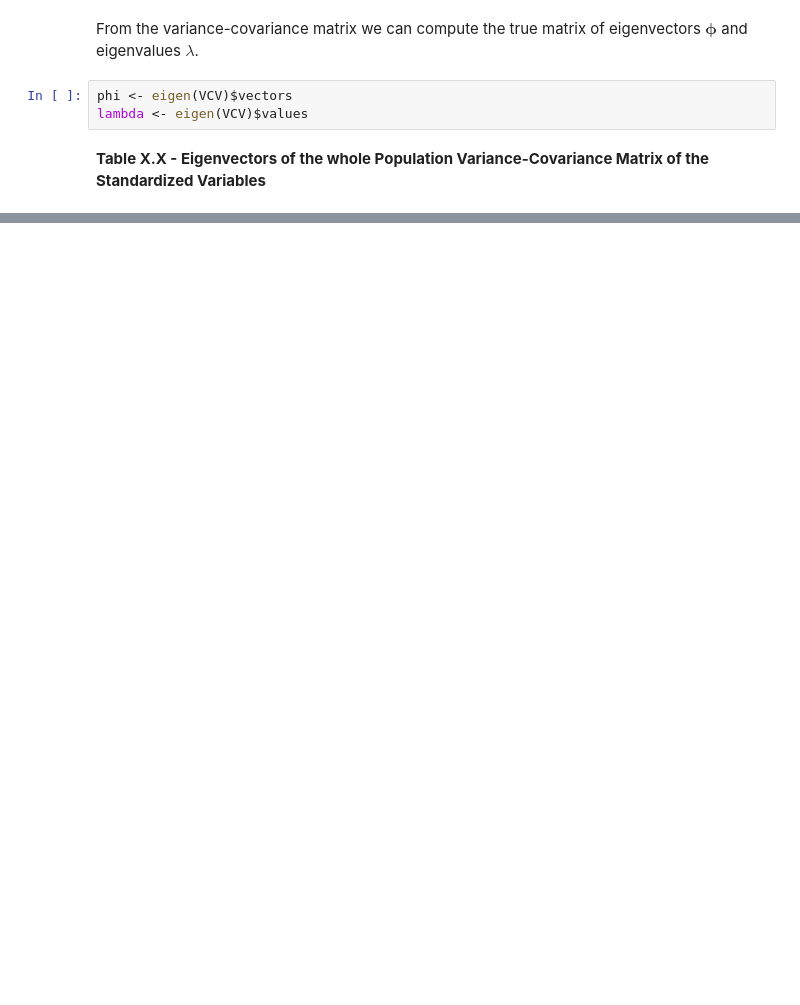
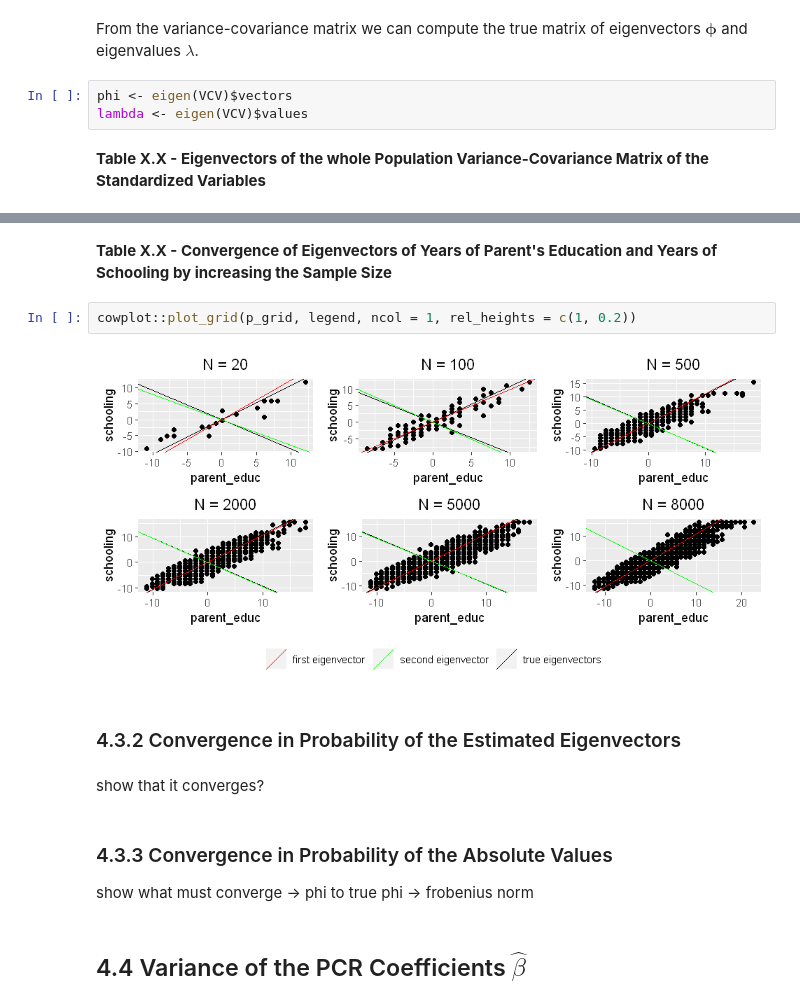
Before and after one commit to manuhuth/PCR-Parameter-Variance-Analysis, a Jupyter notebook: Notebooks/6Simulation.ipynb, the cells around one changed output, grey strips where cells are left out. Drawn from its saved outputs; the diff is of its cells as text; blank space fills up the shorter version.

```diff
--- a/Notebooks/6Simulation.ipynb
+++ b/Notebooks/6Simulation.ipynb
@@ -119,0 +151,16 @@ Since the eigenvectors are 8-Dimensional, they cannot be illustrated in a graph.
+# %% [markdown]
+**Table X.X - Convergence of Eigenvectors of Years of Parent's Education and Years of Schooling by increasing the Sample Size**
+# %%
+cowplot::plot_grid(p_grid, legend, ncol = 1, rel_heights = c(1, 0.2))
+# %% [output]
+[figure, added]
+# %% [markdown]
+### 4.3.2 Convergence in Probability of the Estimated Eigenvectors
+# %% [markdown]
+show that it converges?
+# %% [markdown]
+### 4.3.3 Convergence in Probability of the Absolute Values
+
+show what must converge -> phi to true phi -> frobenius norm
+# %% [markdown]
+## 4.4 Variance of the PCR Coefficients $\hat{\beta}$
```
Also changed, not shown: parts of 14 cells of this notebook, 4 other files.
